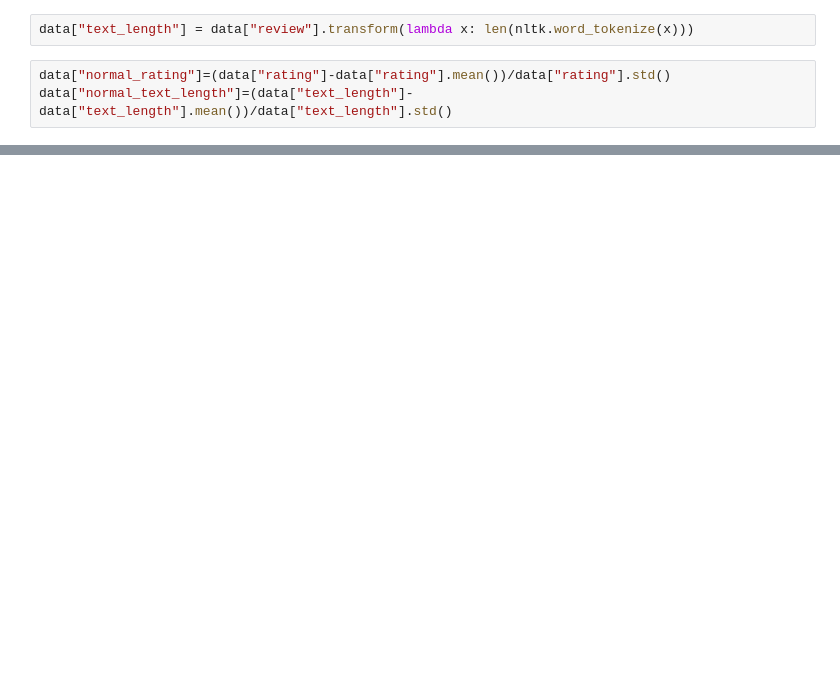
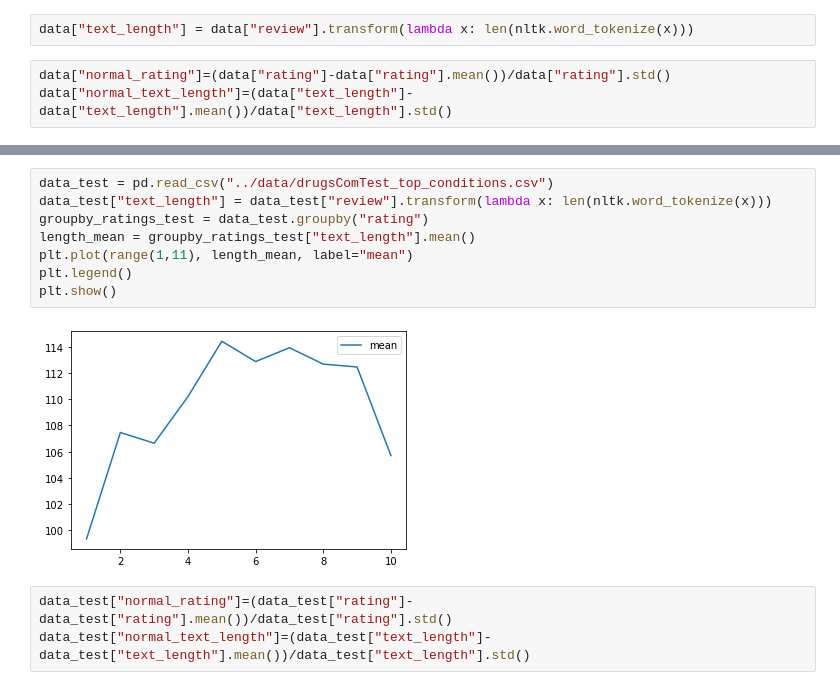
Before and after one commit to dmandic17/medical-drug-review-analysis, a Jupyter notebook: experiments/03_Text_Length_Analysis.ipynb, the cells around one changed output, grey strips where cells are left out. Saved outputs shown, nothing was run; the diff lists cells and outputs as text; blank space fills up the shorter version.

```diff
--- a/experiments/03_Text_Length_Analysis.ipynb
+++ b/experiments/03_Text_Length_Analysis.ipynb
@@ -35,0 +38,13 @@ plt.show()
+# %%
+data_test = pd.read_csv("../data/drugsComTest_top_conditions.csv")
+data_test["text_length"] = data_test["review"].transform(lambda x: len(nltk.word_tokenize(x)))
+groupby_ratings_test = data_test.groupby("rating")
+length_mean = groupby_ratings_test["text_length"].mean()
+plt.plot(range(1,11), length_mean, label="mean")
+plt.legend()
+plt.show()
+# %% [output]
+[figure, added]
+# %%
+data_test["normal_rating"]=(data_test["rating"]-data_test["rating"].mean())/data_test["rating"].std()
+data_test["normal_text_length"]=(data_test["text_length"]-data_test["text_length"].mean())/data_test["text_length"].std()
```
Also changed, not shown: parts of 5 cells of this notebook, 3 other files.
